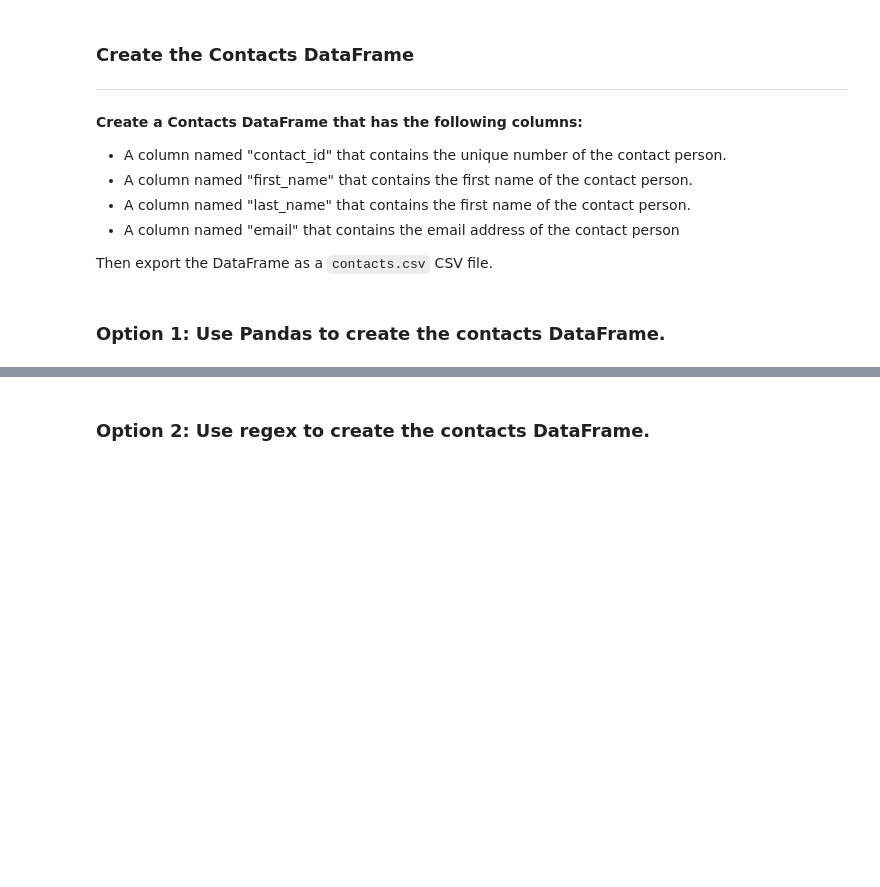
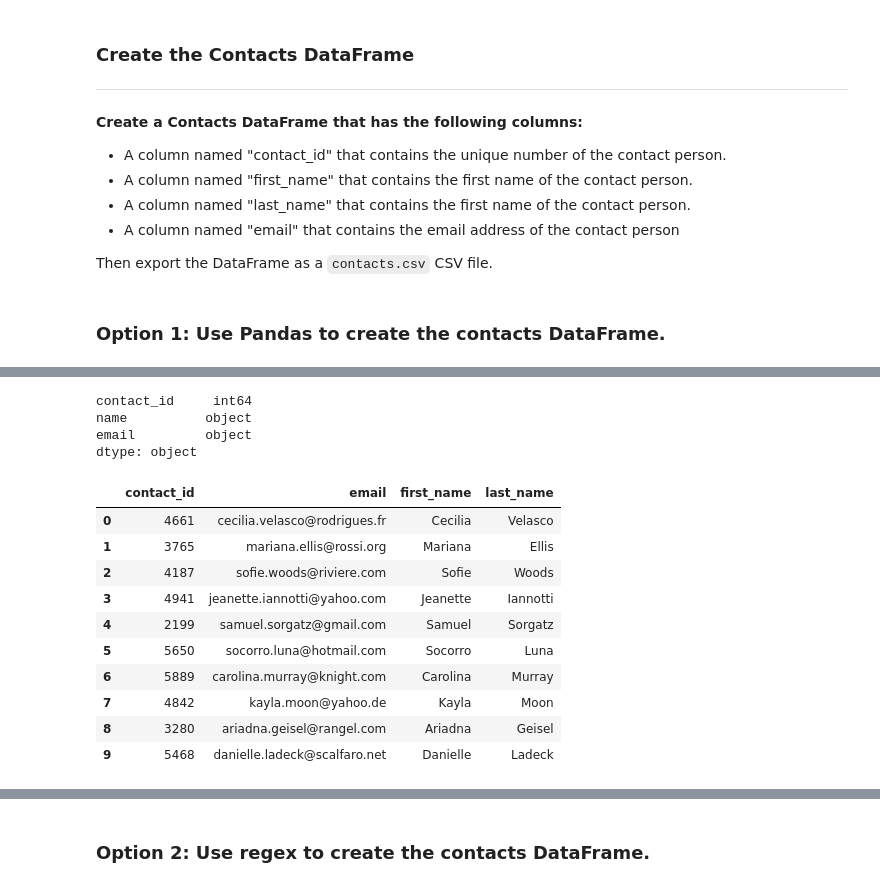
Before and after one commit to amshank1979/Crowdfunding_ETL, a Jupyter notebook: Starter_Files/ETL_Mini_Project_Starter_Code_a.shank_s.halliday.ipynb, the cells around one changed output, grey strips where cells are left out. Drawn from its saved outputs; the diff is of its cells as text; code cells hidden in the pictures; blank space fills up the shorter version.

```diff
--- a/Starter_Files/ETL_Mini_Project_Starter_Code_a.shank_s.halliday.ipynb
+++ b/Starter_Files/ETL_Mini_Project_Starter_Code_a.shank_s.halliday.ipynb
@@ -295,6 +301,10 @@ Then export the DataFrame as a `contacts.csv` CSV file.
 import json
 dict_values = []
 
+for i, row in contact_info_df.iterrows():
+    data=json.loads(row["contact_info"])
+    row_values =[v for k, v in data.items()]
+    dict_values.append(row_values)
 
 # Print out the list of values for each row.
 print(dict_values)
@@ -301,3 +313,14 @@ print(dict_values)
+# %%
+#Iterate through each dictionary, extract values using list comprehension
+#extracted_data = [[data_dict[key] for key in data_dict] for data_dict in data_dicts]
+data=json.loads(row['contact_info'])
+row_values=[v for k, v in data.items()]
+dict_values.append(row_values)
 # %%
 # Create a contact_info DataFrame and add each list of values, i.e., each row
 # to the 'contact_id', 'name', 'email' columns.
+columns=["contact_id", "name", "email"]
+contact_df=pd.DataFrame(dict_values, columns=columns)
+
+#print list of values
+contact_df.head()
@@ -304,7 +334,27 @@ print(dict_values)
 # %%
 # Check the datatypes.
+contact_df.dtypes
+# %% [output]
+contact_id     int64
+name          object
+email         object
+dtype: object
 # %%
 # Create a "first"name" and "last_name" column with the first and last names from the "name" column.
-
+contact_df[['first_name','last_name']]=contact_df['name'].str.split(' ', n=1, expand=True)
 
 # Drop the contact_name column
+contact_df.drop(columns=['name'], inplace=True)
+contact_df.head()
+# %% [output]
+|  | contact_id | email | first_name | last_name |
+| 0 | 4661 | cecilia.velasco@rodrigues.fr | Cecilia | Velasco |
+| 1 | 3765 | mariana.ellis@rossi.org | Mariana | Ellis |
+| 2 | 4187 | sofie.woods@riviere.com | Sofie | Woods |
+| 3 | 4941 | jeanette.iannotti@yahoo.com | Jeanette | Iannotti |
+| 4 | 2199 | samuel.sorgatz@gmail.com | Samuel | Sorgatz |
+| 5 | 5650 | socorro.luna@hotmail.com | Socorro | Luna |
+| 6 | 5889 | carolina.murray@knight.com | Carolina | Murray |
+| 7 | 4842 | kayla.moon@yahoo.de | Kayla | Moon |
+| 8 | 3280 | ariadna.geisel@rangel.com | Ariadna | Geisel |
+| 9 | 5468 | danielle.ladeck@scalfaro.net | Danielle | Ladeck |
```
Also changed, not shown: parts of 8 cells of this notebook.
